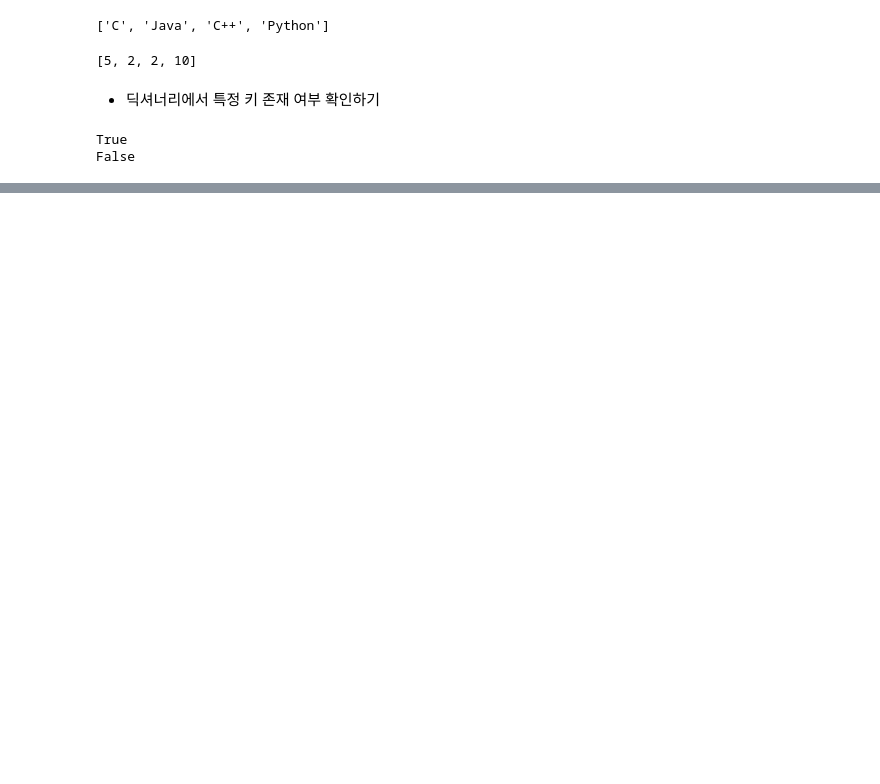
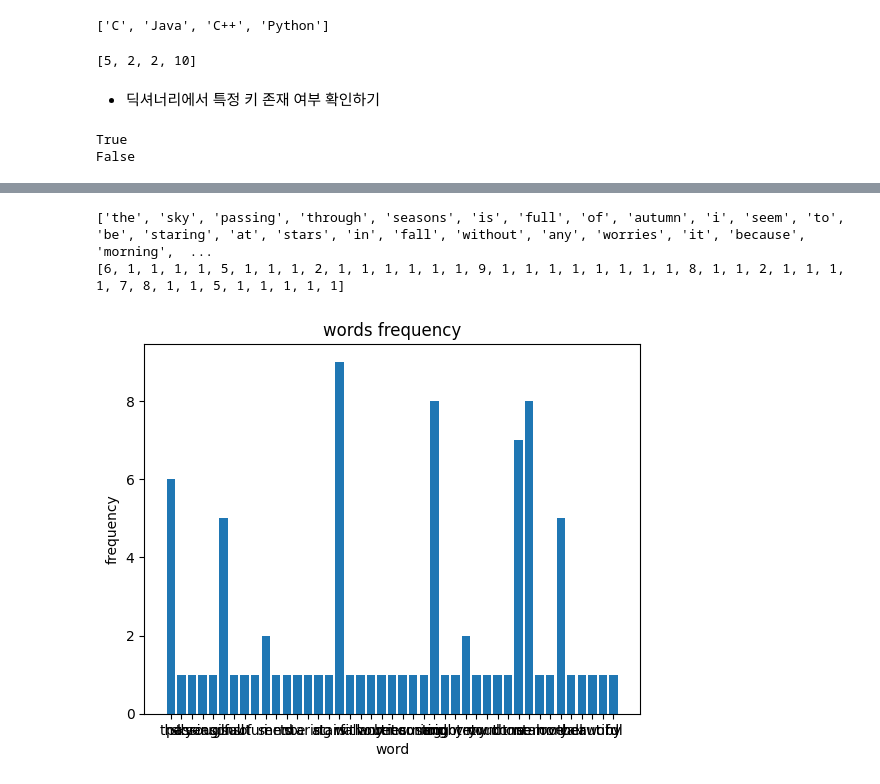
Before and after one commit to clustering-jun/GNU-Computer_Programming, a Jupyter notebook: L17_딕셔너리구조_이해_및_활용.ipynb, the cells around one changed output, grey strips where cells are left out. Saved outputs shown, nothing was run; the diff lists cells and outputs as text; code cells hidden in the pictures; blank space fills up the shorter version.

```diff
--- a/L17_딕셔너리구조_이해_및_활용.ipynb
+++ b/L17_딕셔너리구조_이해_및_활용.ipynb
@@ -162,0 +255,29 @@ yList = []
+# %%
+from matplotlib import pyplot
+
+# 1. 시각화를 위해 필요한 자료를 저장할 저장 구조를 만든다.
+
+xList = [] # x축 자료로 사용할 단어 이름들을 저장할 리스트 생성
+yList = [] # y축 자료로 사용할 단어의 빈도수들을 저장할 리스트 생성
+
+
+# 2. 딕셔너리의 키와 값들을 각 리스트에 저장한다.
+for word in word_freq:
+  xList.append(word)
+  yList.append(word_freq[word])
+
+print(xList)
+print(yList)
+# %% [output]
+['the', 'sky', 'passing', 'through', 'seasons', 'is', 'full', 'of', 'autumn', 'i', 'seem', 'to', 'be', 'staring', 'at', 'stars', 'in', 'fall', 'without', 'any', 'worries', 'it', 'because', 'morning',  ...
+[6, 1, 1, 1, 1, 5, 1, 1, 1, 2, 1, 1, 1, 1, 1, 1, 9, 1, 1, 1, 1, 1, 1, 1, 1, 8, 1, 1, 2, 1, 1, 1, 1, 7, 8, 1, 1, 5, 1, 1, 1, 1, 1]
+# %%
+# 3. 각 단어의 빈도수의 막대 그래프로 시각화한다.
+
+pyplot.bar(xList, yList)
+pyplot.xlabel('word')
+pyplot.ylabel('frequency')
+pyplot.title('words frequency')
+pyplot.show()
+# %% [output]
+[figure, added]
```
Also changed, not shown: parts of 21 cells of this notebook.
